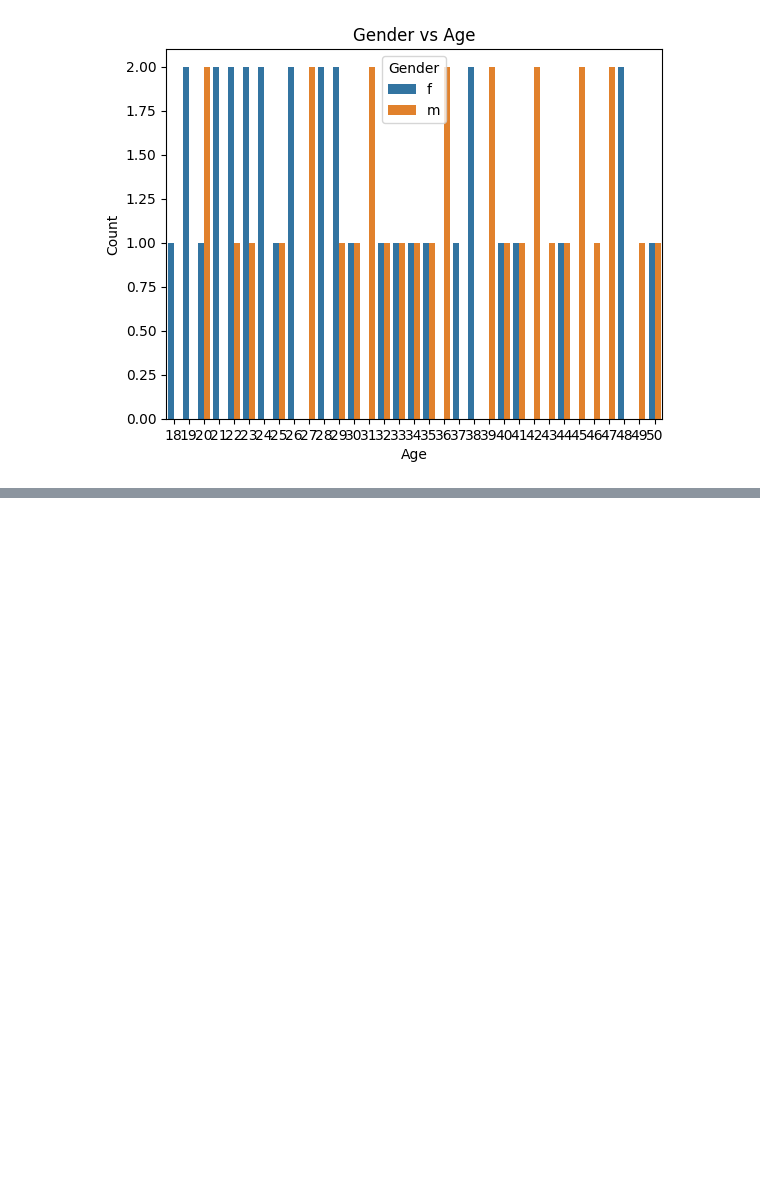
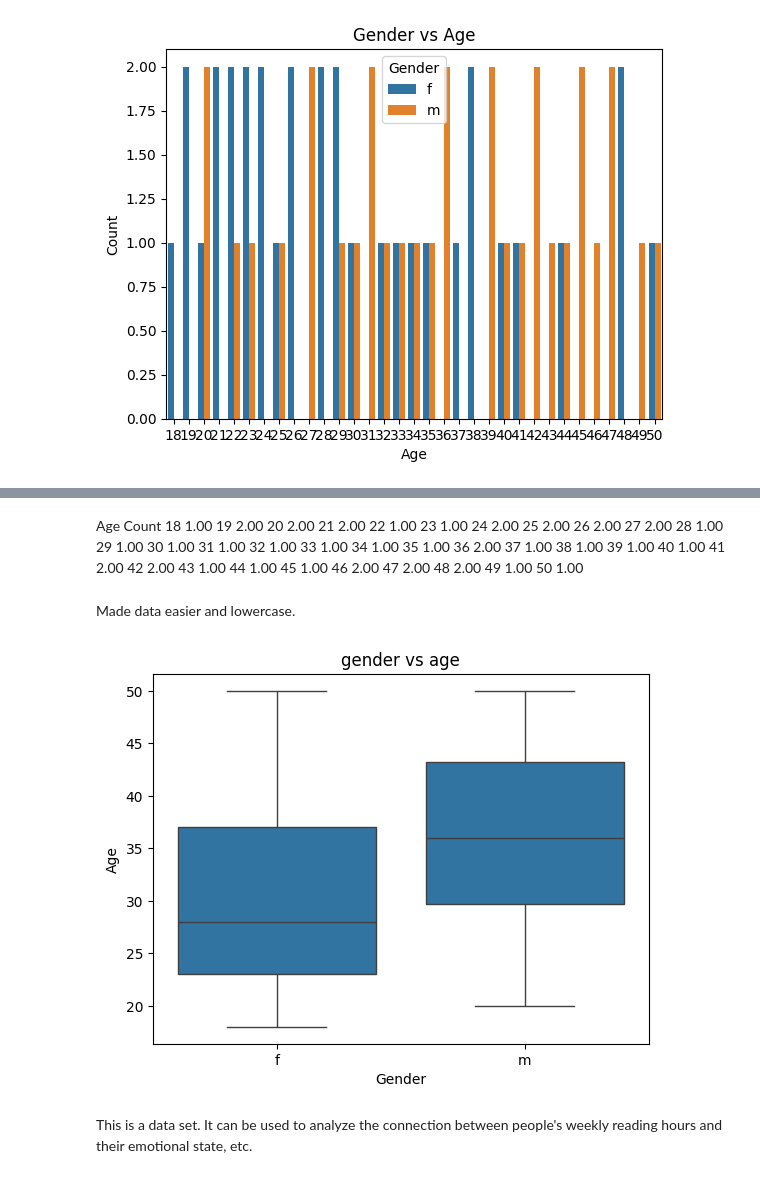
Before and after one commit to KrishnaPB12/sleep_and_psychological_effect, a Jupyter notebook: sleep_and_psychological.ipynb, the cells around one changed output, grey strips where cells are left out. Cells and saved outputs as stored; diff of their text form; code cells hidden in the pictures; blank space fills up the shorter version.

Commit message:
Data, clear, etc

```diff
--- a/sleep_and_psychological.ipynb
+++ b/sleep_and_psychological.ipynb
@@ -144,0 +162,49 @@ plt.show()
+# %% [markdown]
+Age	    Count
+18	    1.00
+19	    2.00
+20	    2.00
+21	    2.00
+22	    1.00
+23	    1.00
+24	    2.00
+25	    2.00
+26	    2.00
+27	    2.00
+28	    1.00
+29	    1.00
+30	    1.00
+31	    1.00
+32	    1.00
+33	    1.00
+34	    1.00
+35	    1.00
+36	    2.00
+37	    1.00
+38	    1.00
+39	    1.00
+40	    1.00
+41	    2.00
+42	    2.00
+43	    1.00
+44	    1.00
+45	    1.00
+46	    2.00
+47      2.00
+48	    2.00
+49	    1.00
+50	    1.00
+# %% [markdown]
+Made data easier and lowercase.
+# %%
+sns.boxplot(x='Gender', y='Age', data=data)
+
+# Set the title to lowercase
+plt.title('gender vs age')
+
+# Show the plot
+plt.show()
+# %% [output]
+[figure, added]
+# %% [markdown]
+This is a data set. It can be used to analyze the connection between people's weekly reading hours and their emotional state, etc.
```
Also changed, not shown: parts of 3 cells of this notebook.
